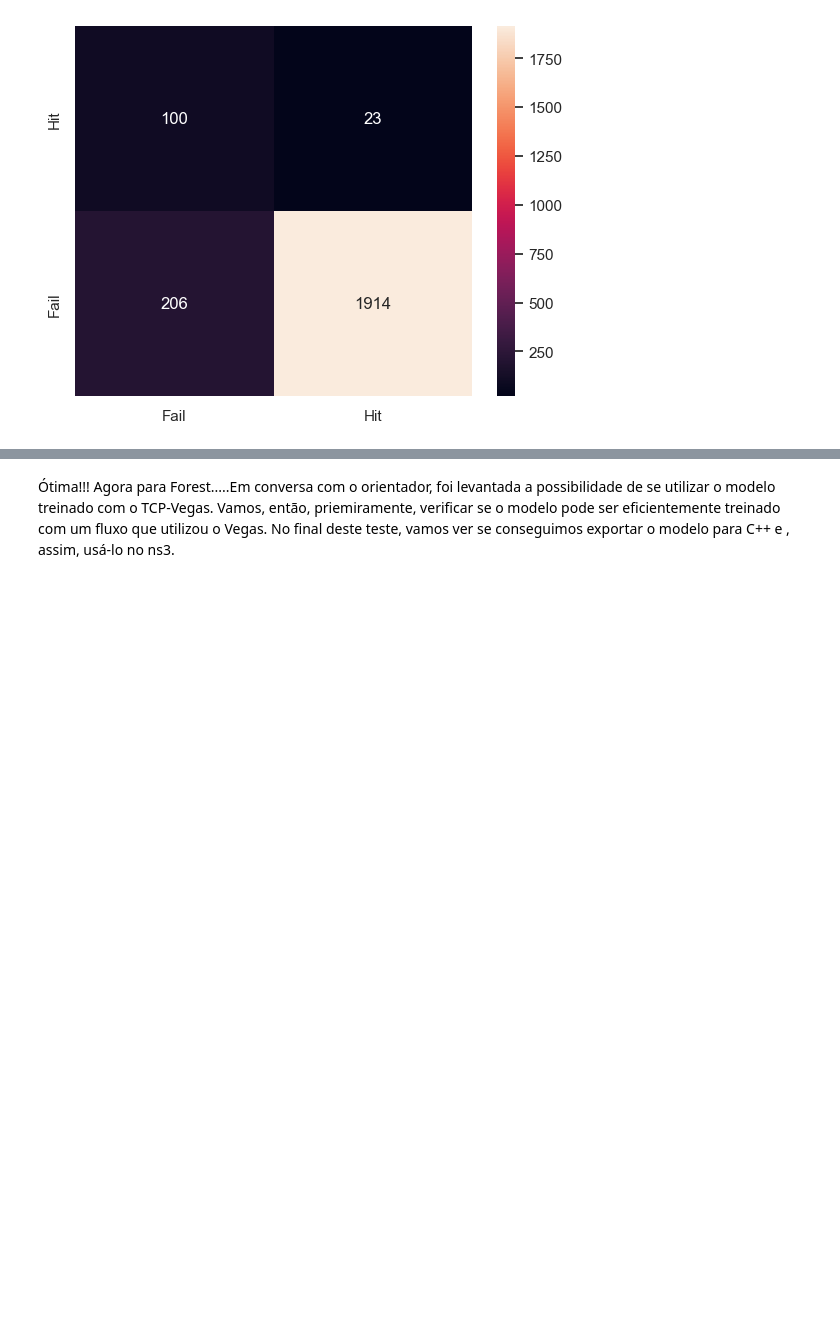
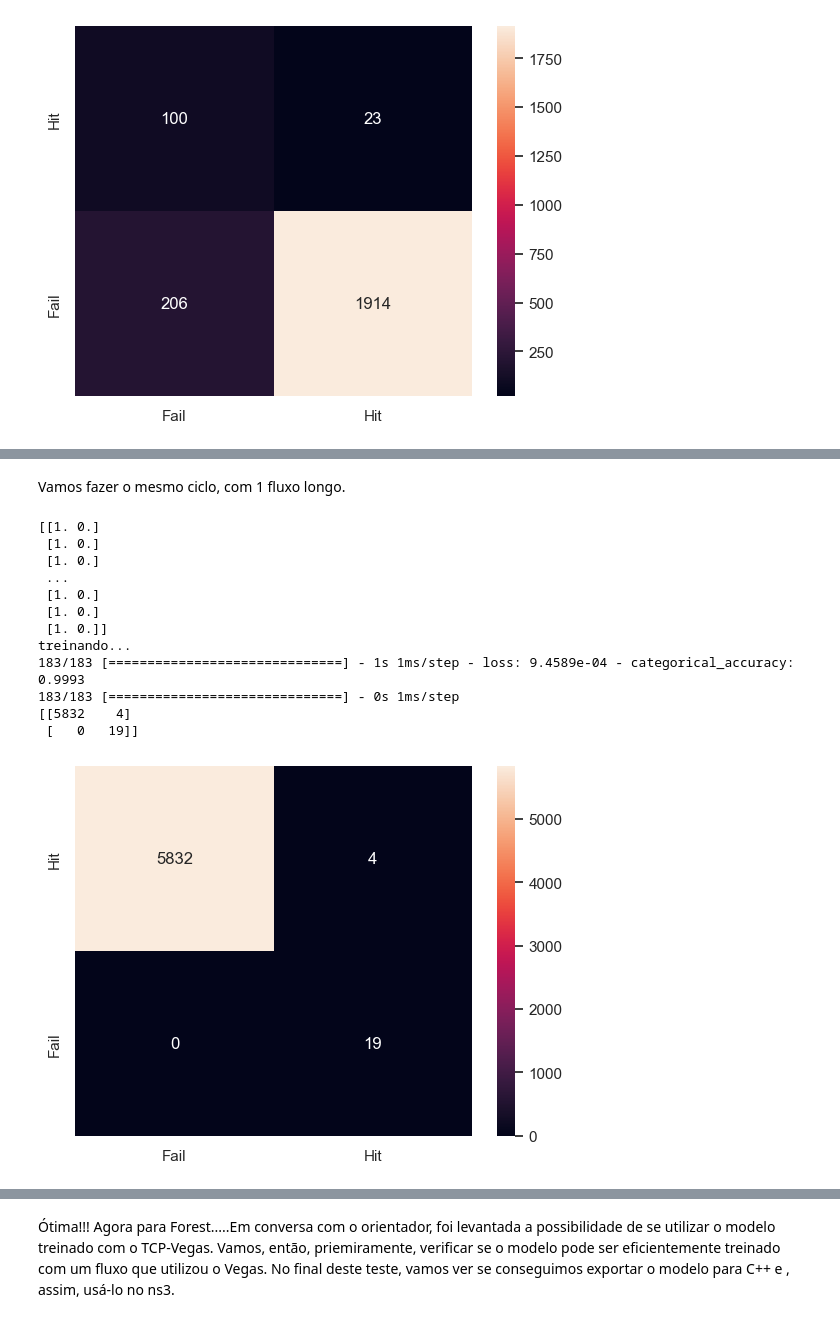
Before and after one commit to reisdout/FederatedColab, a Jupyter notebook: neural_network_model.ipynb, the cells around one changed output, grey strips where cells are left out. Drawn from its saved outputs; the diff is of its cells as text; code cells hidden in the pictures; blank space fills up the shorter version.

```diff
--- a/neural_network_model.ipynb
+++ b/neural_network_model.ipynb
@@ -2200,0 +2201,2 @@ AderenciaOutrosFluxos('./Exp_0000029','./Exp_0000029/training_client01_05.csv')
+# %% [markdown]
+Vamos fazer o mesmo ciclo, com 1 fluxo longo.
@@ -2200,0 +2274,16 @@ AderenciaOutrosFluxos('./Exp_0000029','./Exp_0000029/training_client01_05.csv')
+# %%
+TreinarModelo('./Exp_0000030','./Exp_0000030/training_client01_01.csv')
+# %% [output]
+[[1. 0.]
+ [1. 0.]
+ [1. 0.]
+ ...
+ [1. 0.]
+ [1. 0.]
+ [1. 0.]]
+treinando...
+183/183 [==============================] - 1s 1ms/step - loss: 9.4589e-04 - categorical_accuracy: 0.9993
+183/183 [==============================] - 0s 1ms/step
+[[5832    4]
+ [   0   19]]
+[figure, added]
```
Also changed, not shown: parts of 25 cells of this notebook, 18 other files.
